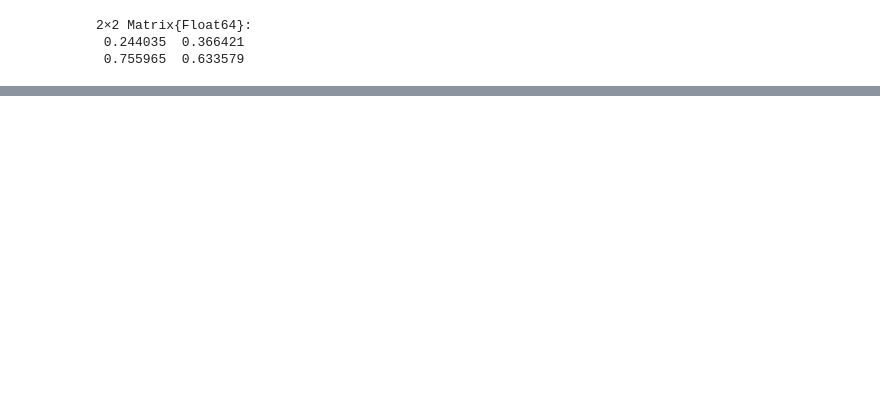
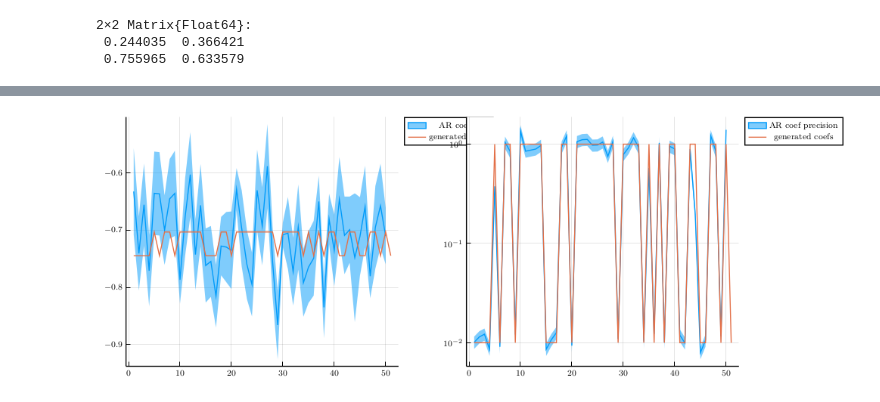
Before and after one commit to biaslab/SwAR, a Jupyter notebook: development/context_inference_full_swar.ipynb, the cells around one changed output, grey strips where cells are left out. Drawn from its saved outputs; the diff is of its cells as text; code cells hidden in the pictures; blank space fills up the shorter version.

```diff
--- a/development/context_inference_full_swar.ipynb
+++ b/development/context_inference_full_swar.ipynb
@@ -158,12 +187,14 @@ mean.(mθs[end])
 # %%
 dimension(n) = (x) -> map(i -> i[n], x)
-index = 1
+index = 2
 p1 = plot(mean.(mθs[end]) |> dimension(index), ribbon = sqrt.(var.(mθs[end]) |> dimension(index)), label="AR coef $(index)")
 plot!([coefs_set[state][index] for state in real_states], label="generated coefs")
 p2 = plot(mean.(mγs[end]), ribbon = std.(mγs[end]), yscale = :log10, label="AR coef $(precision)")
 plot!([prec_set[state] for state in real_states], label="generated coefs")
 
 plot(p1, p2, size = (900, 400))
+# %% [output]
+[figure, added]
 # %%
 index = 1
 dimension(n) = (x) -> map(i -> i[n], x)
```
Also changed, not shown: parts of 26 cells of this notebook, 9 other files.
